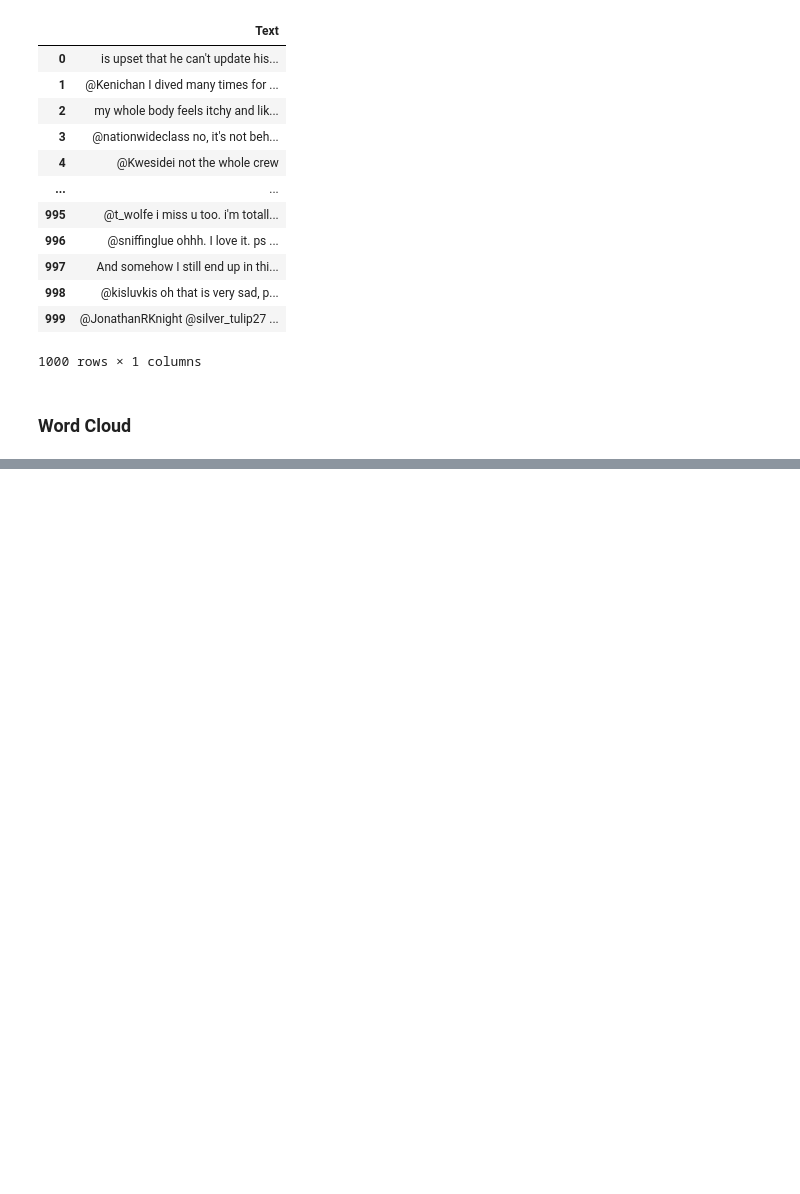
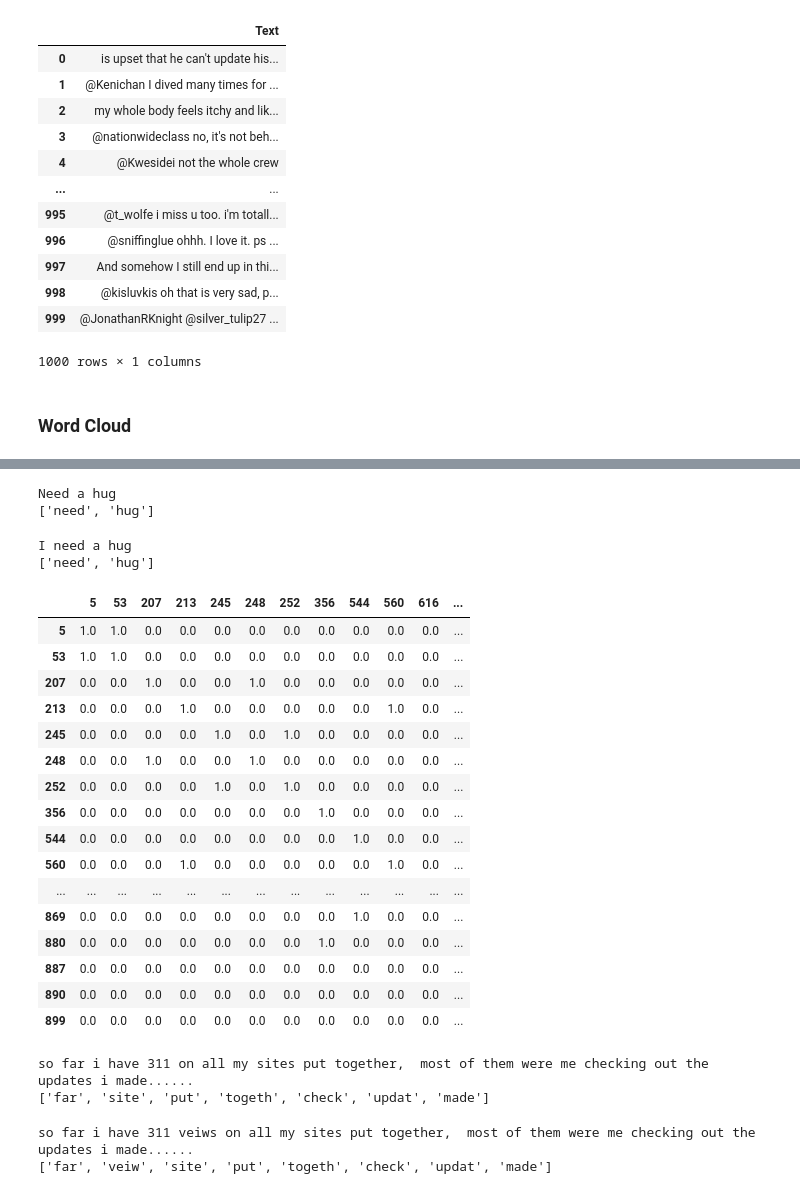
Before and after one commit to NLP-Natural-Language-Processing/3-Cosine_Similarity_TF_IDF, a Jupyter notebook: Tweets | NLP Cosine Similarity | TF-IDF.ipynb, the cells around one changed output, grey strips where cells are left out. Cells and saved outputs as stored; diff of their text form; code cells hidden in the pictures; blank space fills up the shorter version.

```diff
--- a/Tweets | NLP Cosine Similarity | TF-IDF.ipynb
+++ b/Tweets | NLP Cosine Similarity | TF-IDF.ipynb
@@ -77,0 +302,3 @@ df
+# %%
+df_tf_cosine = pd.DataFrame(cosine_similarity(tf_vect, tf_vect))
+df_tf_cosine
@@ -77,0 +362,55 @@ df
+# %%
+print(df['Text'].iloc[5])
+print(df['vectors'].iloc[5])
+# %% [output]
+Need a hug
+['need', 'hug']
+# %%
+print(df['Text'].iloc[53])
+print(df['vectors'].iloc[53])
+# %% [output]
+I need a hug
+['need', 'hug']
+# %%
+# identifiy similarity between observations of tf-idf vectorizer
+corr = 0.90
+df_tf_cosine_corr = df_tf_cosine[df_tf_cosine>=corr]
+na_count = len(df_tf_cosine_corr.columns) - 1
+
+for index in df_tf_cosine_corr.index:
+    if df_tf_cosine_corr[index].isna().sum() == na_count:
+        df_tf_cosine_corr.drop(columns=index, inplace=True)
+        df_tf_cosine_corr.drop(index, inplace=True)
+        na_count -= 1
+df_tf_cosine_corr.fillna(0, inplace=True)
+df_tf_cosine_corr
+# %% [output]
+|  | 5 | 53 | 207 | 213 | 245 | 248 | 252 | 356 | 544 | 560 | 616 | ... |
+| 5 | 1.0 | 1.0 | 0.0 | 0.0 | 0.0 | 0.0 | 0.0 | 0.0 | 0.0 | 0.0 | 0.0 | ... |
+| 53 | 1.0 | 1.0 | 0.0 | 0.0 | 0.0 | 0.0 | 0.0 | 0.0 | 0.0 | 0.0 | 0.0 | ... |
+| 207 | 0.0 | 0.0 | 1.0 | 0.0 | 0.0 | 1.0 | 0.0 | 0.0 | 0.0 | 0.0 | 0.0 | ... |
+| 213 | 0.0 | 0.0 | 0.0 | 1.0 | 0.0 | 0.0 | 0.0 | 0.0 | 0.0 | 1.0 | 0.0 | ... |
+| 245 | 0.0 | 0.0 | 0.0 | 0.0 | 1.0 | 0.0 | 1.0 | 0.0 | 0.0 | 0.0 | 0.0 | ... |
+| 248 | 0.0 | 0.0 | 1.0 | 0.0 | 0.0 | 1.0 | 0.0 | 0.0 | 0.0 | 0.0 | 0.0 | ... |
+| 252 | 0.0 | 0.0 | 0.0 | 0.0 | 1.0 | 0.0 | 1.0 | 0.0 | 0.0 | 0.0 | 0.0 | ... |
+| 356 | 0.0 | 0.0 | 0.0 | 0.0 | 0.0 | 0.0 | 0.0 | 1.0 | 0.0 | 0.0 | 0.0 | ... |
+| 544 | 0.0 | 0.0 | 0.0 | 0.0 | 0.0 | 0.0 | 0.0 | 0.0 | 1.0 | 0.0 | 0.0 | ... |
+| 560 | 0.0 | 0.0 | 0.0 | 1.0 | 0.0 | 0.0 | 0.0 | 0.0 | 0.0 | 1.0 | 0.0 | ... |
+| ... | ... | ... | ... | ... | ... | ... | ... | ... | ... | ... | ... | ... |
+| 869 | 0.0 | 0.0 | 0.0 | 0.0 | 0.0 | 0.0 | 0.0 | 0.0 | 1.0 | 0.0 | 0.0 | ... |
+| 880 | 0.0 | 0.0 | 0.0 | 0.0 | 0.0 | 0.0 | 0.0 | 1.0 | 0.0 | 0.0 | 0.0 | ... |
+| 887 | 0.0 | 0.0 | 0.0 | 0.0 | 0.0 | 0.0 | 0.0 | 0.0 | 0.0 | 0.0 | 0.0 | ... |
+| 890 | 0.0 | 0.0 | 0.0 | 0.0 | 0.0 | 0.0 | 0.0 | 0.0 | 0.0 | 0.0 | 0.0 | ... |
+| 899 | 0.0 | 0.0 | 0.0 | 0.0 | 0.0 | 0.0 | 0.0 | 0.0 | 0.0 | 0.0 | 0.0 | ... |
+# %%
+print(df['Text'].iloc[887])
+print(df['vectors'].iloc[887])
+# %% [output]
+so far i have 311 on all my sites put together,  most of them were me checking out the updates i made......
+['far', 'site', 'put', 'togeth', 'check', 'updat', 'made']
+# %%
+print(df['Text'].iloc[899])
+print(df['vectors'].iloc[899])
+# %% [output]
+so far i have 311 veiws on all my sites put together,  most of them were me checking out the updates i made......
+['far', 'veiw', 'site', 'put', 'togeth', 'check', 'updat', 'made']
```
Also changed, not shown: parts of 31 cells of this notebook, 1 other file.
